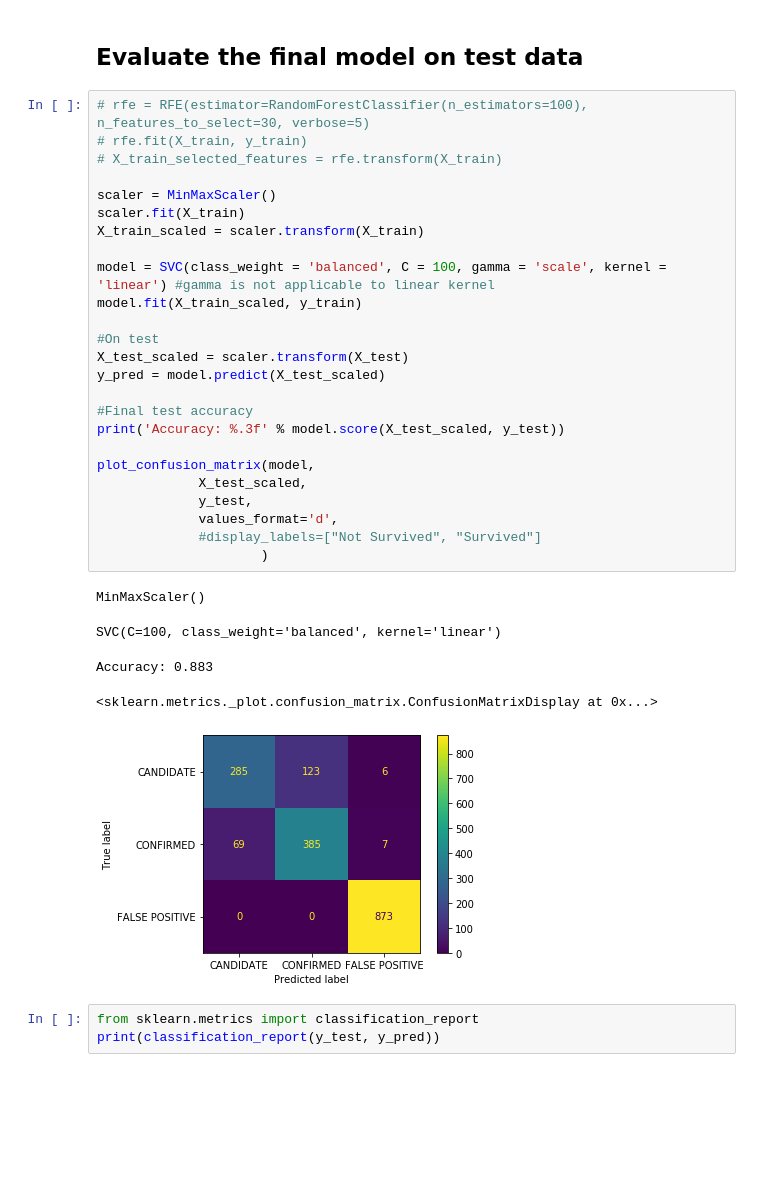
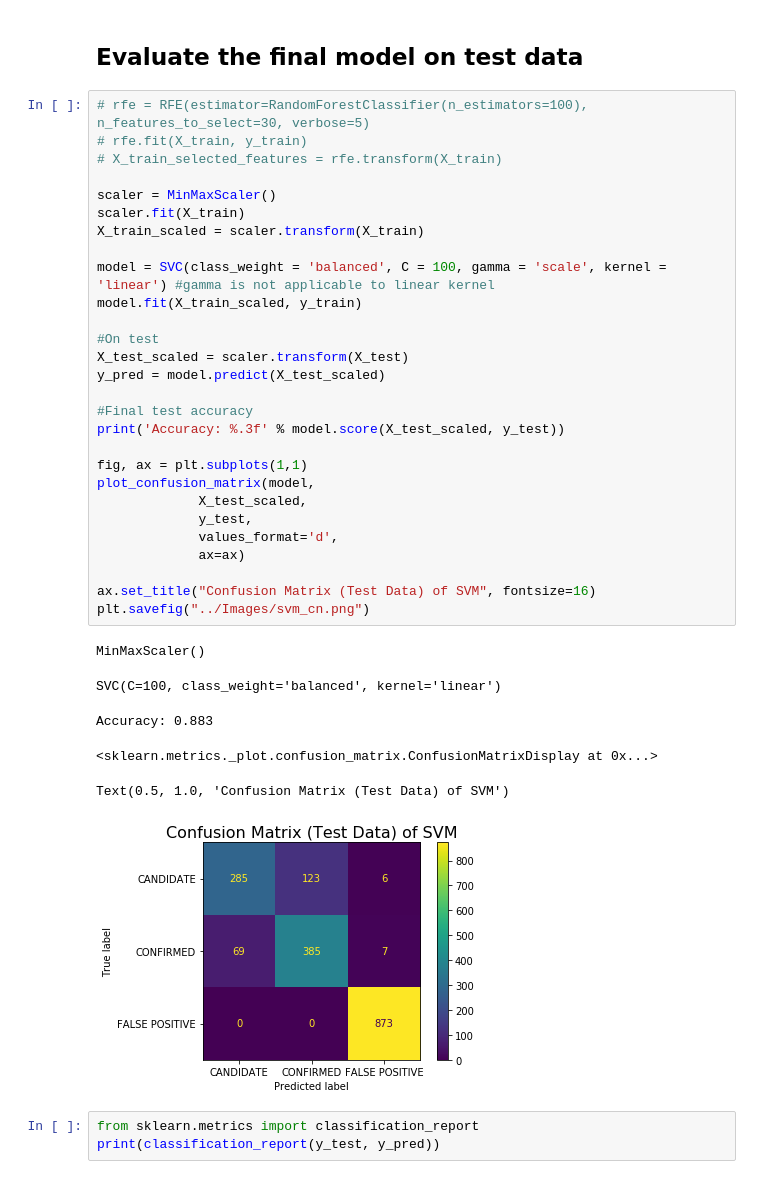
Before and after one commit to bnarath/find_Exoplanet, a Jupyter notebook: Code/Model1_SVM.ipynb, the cells around one changed output. Drawn from its saved outputs; the diff is of its cells as text; blank space fills up the shorter version.

Commit message:
change graphs

```diff
--- a/Code/Model1_SVM.ipynb
+++ b/Code/Model1_SVM.ipynb
@@ -270,34 +270,38 @@ gcv.best_score_
 # %%
 # rfe = RFE(estimator=RandomForestClassifier(n_estimators=100), n_features_to_select=30, verbose=5)
 # rfe.fit(X_train, y_train)
 # X_train_selected_features = rfe.transform(X_train)
 
 scaler = MinMaxScaler()
 scaler.fit(X_train)
 X_train_scaled = scaler.transform(X_train)
 
 model = SVC(class_weight = 'balanced', C = 100, gamma = 'scale', kernel = 'linear') #gamma is not applicable to linear kernel
 model.fit(X_train_scaled, y_train)
 
 #On test
 X_test_scaled = scaler.transform(X_test)
 y_pred = model.predict(X_test_scaled)
 
 #Final test accuracy
 print('Accuracy: %.3f' % model.score(X_test_scaled, y_test))
 
+fig, ax = plt.subplots(1,1)
 plot_confusion_matrix(model,
              X_test_scaled,
              y_test,
              values_format='d',
-             #display_labels=["Not Survived", "Survived"]
-                     )
+             ax=ax)
+
+ax.set_title("Confusion Matrix (Test Data) of SVM", fontsize=16)
+plt.savefig("../Images/svm_cn.png")
 # %% [output]
 MinMaxScaler()
 SVC(C=100, class_weight='balanced', kernel='linear')
 Accuracy: 0.883
 <sklearn.metrics._plot.confusion_matrix.ConfusionMatrixDisplay at 0x...>
+Text(0.5, 1.0, 'Confusion Matrix (Test Data) of SVM')
-[figure, old version]
+[figure, new version]
 # %%
 from sklearn.metrics import classification_report
 print(classification_report(y_test, y_pred))
```
Also changed, not shown: 3 other files.
